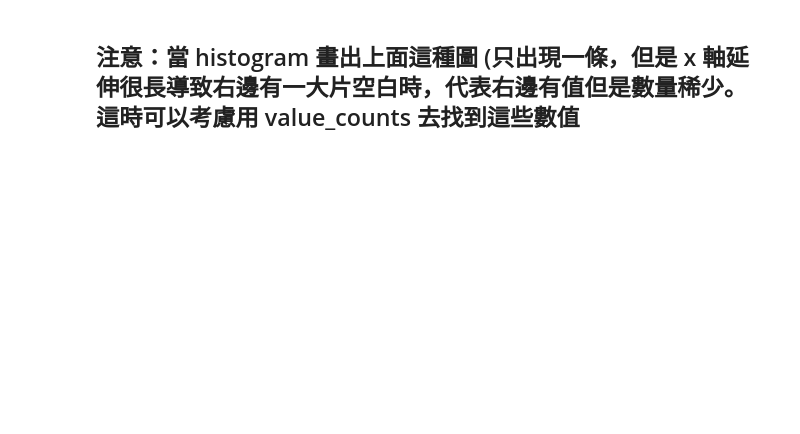
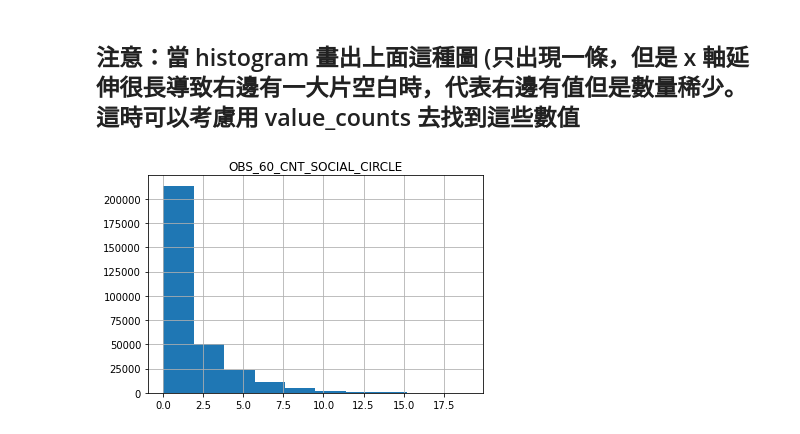
Before and after one commit to yianfeng21/ML-Marathon-Challenge, a Jupyter notebook: Chapter_02 (D005-D021)/Day_009/Day_009_HW.ipynb, the cells around one changed output. Drawn from its saved outputs; the diff is of its cells as text; code cells hidden in the pictures; blank space fills up the shorter version.

```diff
--- a/Chapter_02 (D005-D021)/Day_009/Day_009_HW.ipynb
+++ b/Chapter_02 (D005-D021)/Day_009/Day_009_HW.ipynb
@@ -146,13 +237,15 @@ print(app_train['OBS_60_CNT_SOCIAL_CIRCLE'].value_counts().sort_index(ascending
 # %% [markdown]
 ## 注意：當 histogram 畫出上面這種圖 (只出現一條，但是 x 軸延伸很長導致右邊有一大片空白時，代表右邊有值但是數量稀少。這時可以考慮用 value_counts 去找到這些數值
 # %%
-# 把一些極端值暫時去掉，在繪製一次 Histogram
+# 把一些極端值暫時去掉，再繪製一次 Histogram
 # 選擇 OBS_60_CNT_SOCIAL_CIRCLE 小於 20 的資料點繪製
 """
 Your Code Here
 """
-loc_a =
-loc_b =
+loc_a = app_train['OBS_60_CNT_SOCIAL_CIRCLE'] < 20
+loc_b = ['OBS_60_CNT_SOCIAL_CIRCLE']
 
 app_train.loc[loc_a, loc_b].hist()
 plt.show()
+# %% [output]
+[figure, added]
```
Also changed, not shown: parts of 6 cells of this notebook, 1 other file.
